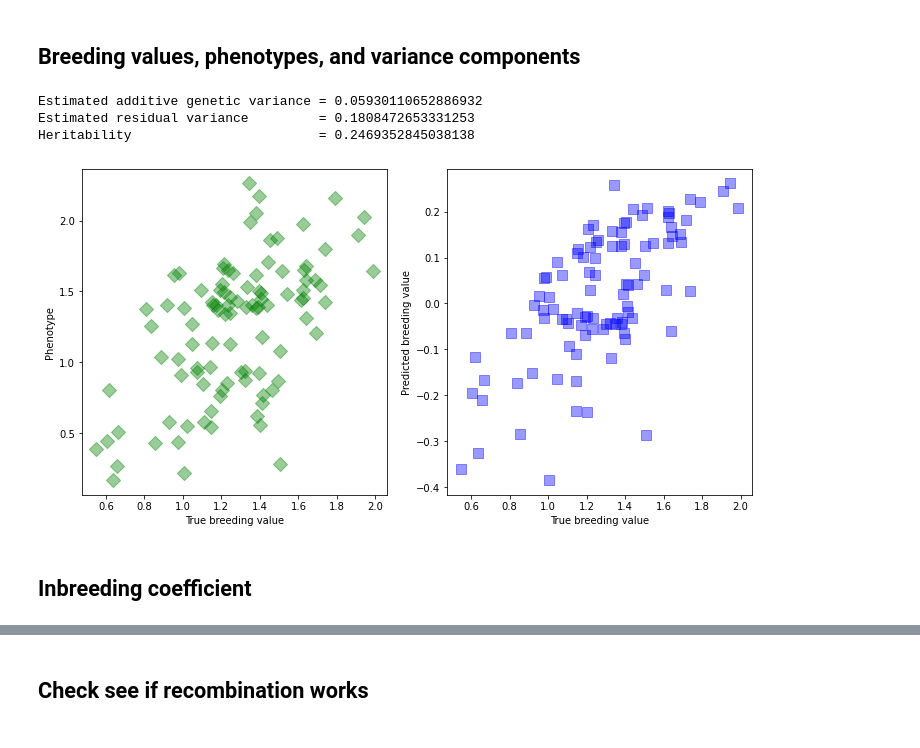
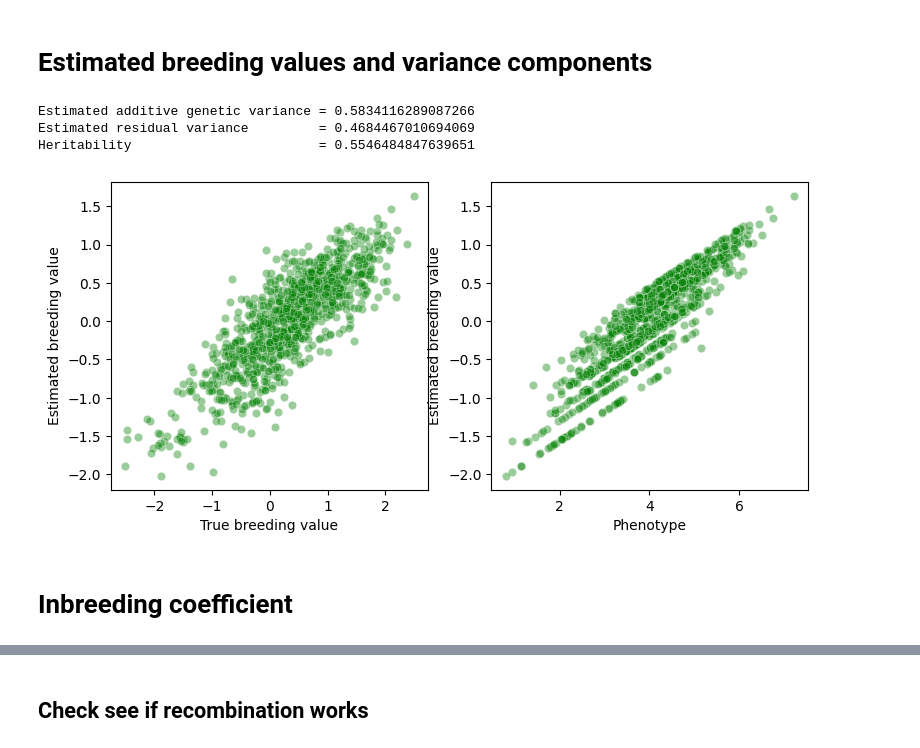
Before and after one commit to showhey0119/aquabreeding, a Jupyter notebook: aquabreeding_tutorial.ipynb, the cells around one changed output, grey strips where cells are left out. Cells and saved outputs as stored; diff of their text form; code cells hidden in the pictures.

```diff
--- a/aquabreeding_tutorial.ipynb
+++ b/aquabreeding_tutorial.ipynb
@@ -337,43 +320,43 @@ plt.show()
 # %% [markdown]
-## Breeding values, phenotypes, and variance components
+# Estimated breeding values and variance components
 # %%
-aqua_bred = aq.SimAquabreeding(founder_size=10,
-                               progeny_size=100,
-                               chrom=(3, 100_000_000, 1),
-                               n_snp=50,
-                               mean_pheno=0.0,
-                               effect_var=0.008,
-                               residual_var=0.12)
-aqua_bred.snp_info()
-aqua_bred.random_mating()
-aqua_bred.breeding_value_nrm(g_blup=True)
+aqua = aq.AquaBreeding(founder_size=(10, 10),
+                       progeny_size=(500, 500),
+                       chrom=(2, 100_000_000, 2.0, 2.0),
+                       n_snp=50,
+                       mean_phenotype=4.0,
+                       effect_var=0.08,
+                       residual_var=0.4)
+aqua.snp_standard()
+aqua.mating_design(cross_design='1x2')
+aqua.mating()
+aqua.breeding_value(blup='ABLUP')
 
-vg = aqua_bred.hat_vg
-ve = aqua_bred.hat_ve
-print (f'Estimated additive genetic variance = {vg}')
-print (f'Estimated residual variance         = {ve}')
-print (f'Heritability                        = {vg/(vg+ve)}')
+vg, ve = aqua.variance_component()
+print(f'Estimated additive genetic variance = {vg}')
+print(f'Estimated residual variance         = {ve}')
+print(f'Heritability                        = {vg/(vg+ve)}')
 
 # true breeding value
-tbv = aqua_bred.get_true_bv()
-# predicted breeding value
-pbv = aqua_bred.get_hat_bv()
+tbv = aqua.get_true_bv()
+# estimated breeding value
+ebv = aqua.get_ebv()
 # phynotypes
-phenotype = aqua_bred.get_phenotype()
+phenotype = aqua.get_phenotype()
 
-df = pd.DataFrame([tbv, pbv, phenotype]).transpose ()
-df.columns = ['True breeding value', 'Predicted breeding value', 'Phenotype']
+df = pd.DataFrame([tbv, ebv, phenotype]).transpose()
+df.columns = ['True breeding value', 'Estimated breeding value', 'Phenotype']
 
 #print (pbv)
-fig, axes = plt.subplots(nrows=1, ncols=2, figsize=(12, 6))
-df.plot.scatter (x='True breeding value', y='Phenotype', c='g', s=100, alpha=0.4, marker='D', ax=axes[0])
-df.plot.scatter (x='True breeding value', y='Predicted breeding value', c='b', s=100, alpha=0.4, marker=',', ax=axes[1])
+fig, axes = plt.subplots(nrows=1, ncols=2, figsize=(9, 4))
+sns.scatterplot(x='True breeding value', y='Estimated breeding value', c='g', alpha=0.4, data=df, ax=axes[0])
+sns.scatterplot(x='Phenotype', y='Estimated breeding value', c='g', alpha=0.4, data=df, ax=axes[1])
 plt.show ()
 # %% [output]
-Estimated additive genetic variance = 0.05930110652886932
-Estimated residual variance         = 0.1808472653331253
-Heritability                        = 0.2469352845038138
+Estimated additive genetic variance = 0.5834116289087266
+Estimated residual variance         = 0.4684467010694069
+Heritability                        = 0.5546484847639651
-[figure, old version]
+[figure, new version]
 # %% [markdown]
-## Inbreeding coefficient
+# Inbreeding coefficient
 # %%
```
Also changed, not shown: parts of 24 cells of this notebook, 6 other files.
